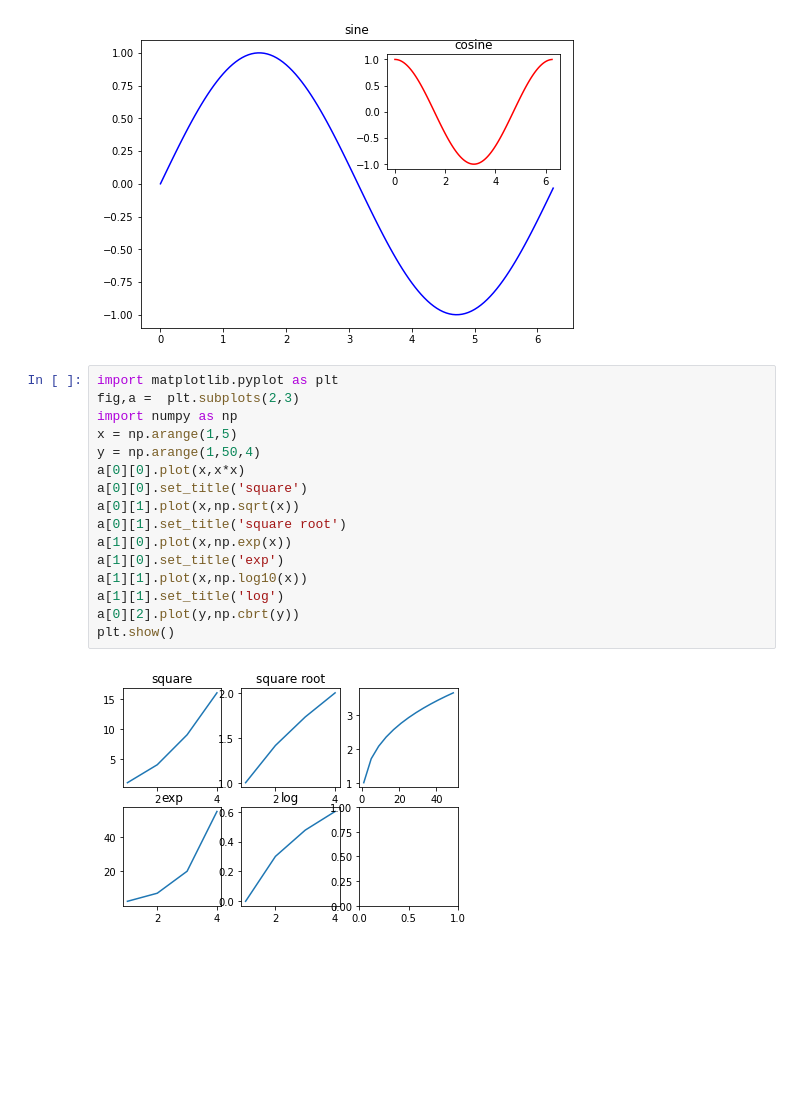
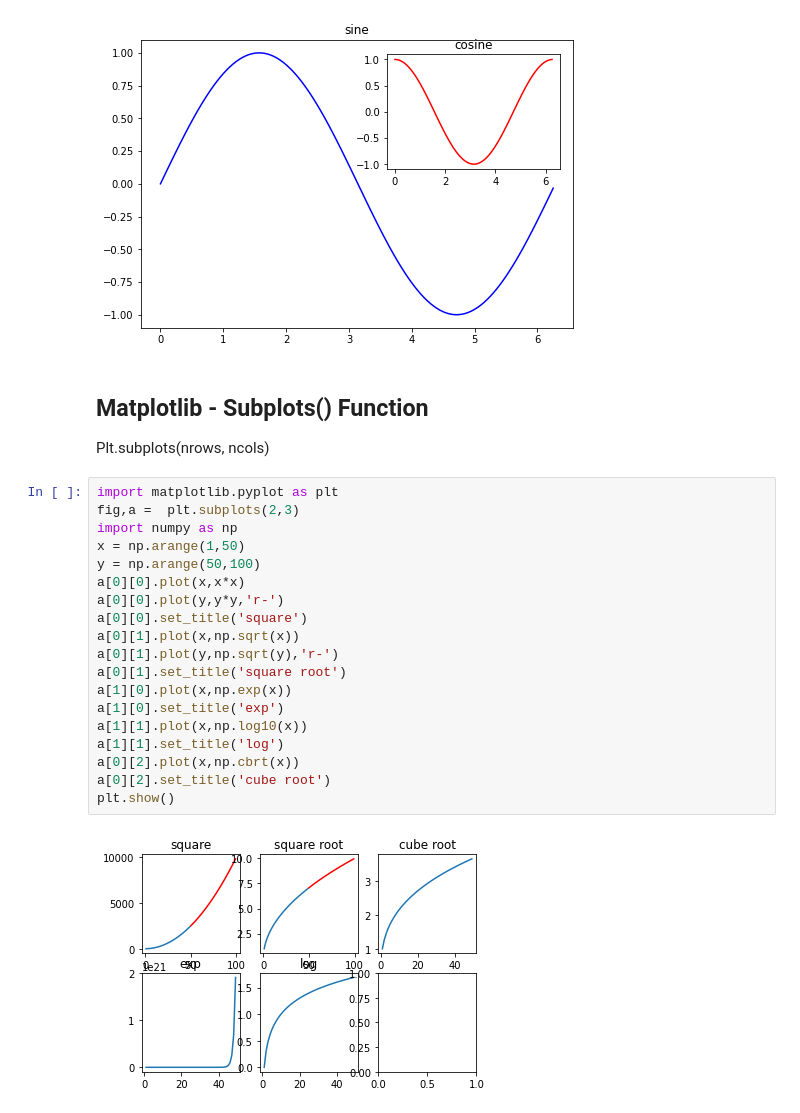
Before and after one commit to rohitaswchoudhary/spy_tutorial, a Jupyter notebook: plot_basics/tutorialPoint.ipynb, the cells around one changed output. Saved outputs shown, nothing was run; the diff lists cells and outputs as text; blank space fills up the shorter version.

Commit message:
plots

```diff
--- a/plot_basics/tutorialPoint.ipynb
+++ b/plot_basics/tutorialPoint.ipynb
@@ -132,21 +132,28 @@ axes2.set_title("cosine")
 plt.show()
 # %% [output]
 [figure]
+# %% [markdown]
+## Matplotlib - Subplots() Function
+
+Plt.subplots(nrows, ncols)
 # %%
 import matplotlib.pyplot as plt
 fig,a =  plt.subplots(2,3)
 import numpy as np
-x = np.arange(1,5)
-y = np.arange(1,50,4)
+x = np.arange(1,50)
+y = np.arange(50,100)
 a[0][0].plot(x,x*x)
+a[0][0].plot(y,y*y,'r-')
 a[0][0].set_title('square')
 a[0][1].plot(x,np.sqrt(x))
+a[0][1].plot(y,np.sqrt(y),'r-')
 a[0][1].set_title('square root')
 a[1][0].plot(x,np.exp(x))
 a[1][0].set_title('exp')
 a[1][1].plot(x,np.log10(x))
 a[1][1].set_title('log')
-a[0][2].plot(y,np.cbrt(y))
+a[0][2].plot(x,np.cbrt(x))
+a[0][2].set_title('cube root')
 plt.show()
 # %% [output]
-[figure, old version]
+[figure, new version]
```
Also changed, not shown: 2 other files.
